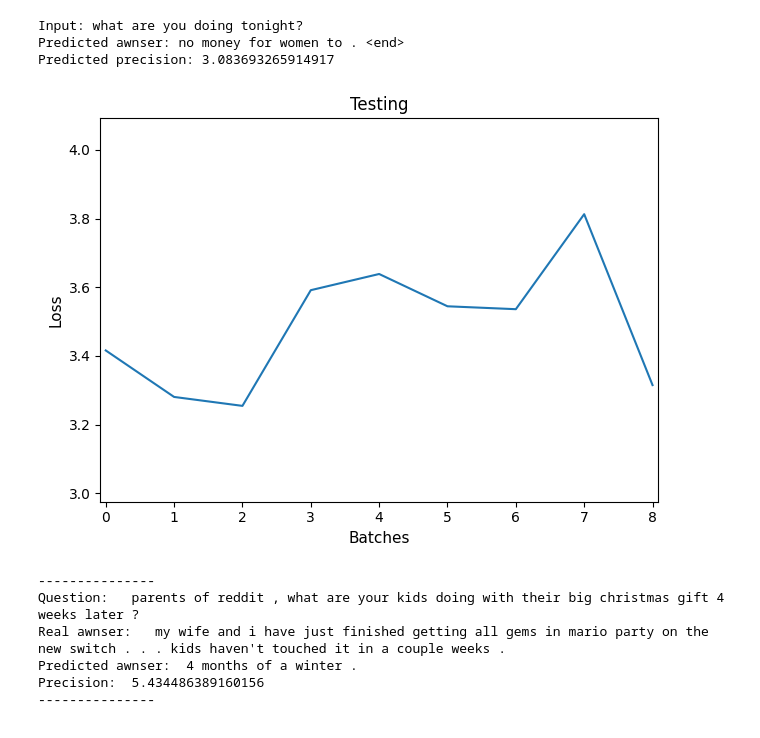
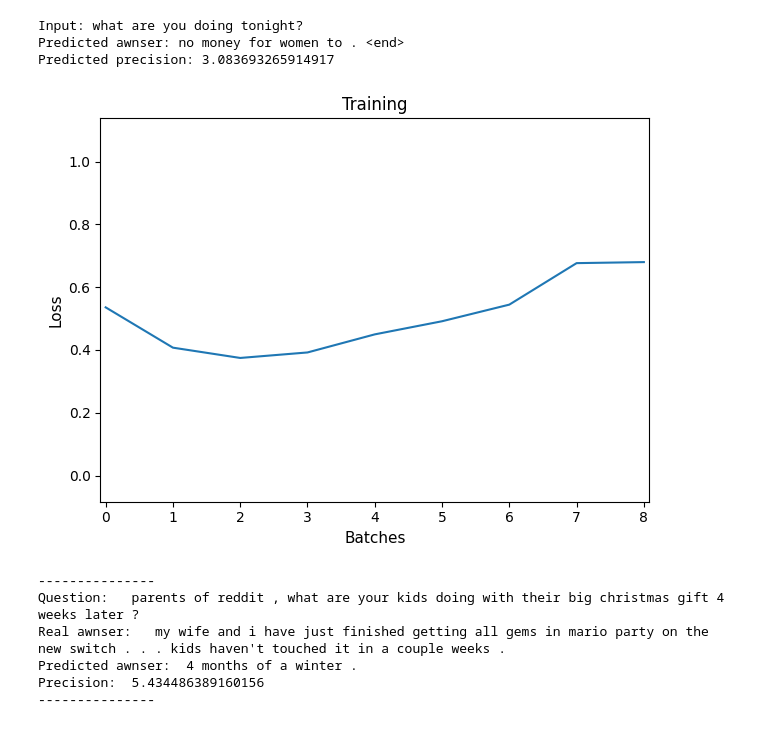
Before and after one commit to cris-scheib/nlp-continual-learning, a Jupyter notebook: TCCII/TCC.ipynb, the cells around one changed output. Drawn from its saved outputs; the diff is of its cells as text; code cells hidden in the pictures.

```diff
--- a/TCCII/TCC.ipynb
+++ b/TCCII/TCC.ipynb
@@ -622,7 +629,7 @@ def plot_loss(loss_values, title=None):
     plt.xlabel('Batches',fontsize=11)
     plt.ylabel('Loss',fontsize=11)
     plt.tight_layout()
-    plt.margins(x=0.01, y=0.5)
+    plt.margins(x=0.01, y=1.5)
 
     plt.show()
 # %%
@@ -671,22 +678,21 @@ Predicted awnser: no money for women to . <end>
 Predicted precision: 3.083693265914917
 # %%
 #Ploting loss
-#loss_file = open("old_tests/loss_64.txt", "r")
-loss_file = open("test_loss.txt", "r")
+loss_file = open("loss.txt", "r")
 data = loss_file.read()
 data_loss_list = data.split("\n")
 loss_file.close()
 
 data_loss_list = [i for i in data_loss_list if i]
 data_loss = [float(i) for i in data_loss_list]
 
 data_loss_mean = list()
 for i in range(int(len(data_loss_list)/ 60)):
     data_loss_mean.append(mean(data_loss[i*60:(i*60)+60]))
 
-plot_loss(data_loss_mean, 'Testing')
+plot_loss(data_loss_mean, 'Training')
 # %% [output]
-[figure, old version]
+[figure, new version]
 # %%
 questions, answers = create_dataset()
 # %%
```
Also changed, not shown: parts of 5 cells of this notebook, 4 other files.
